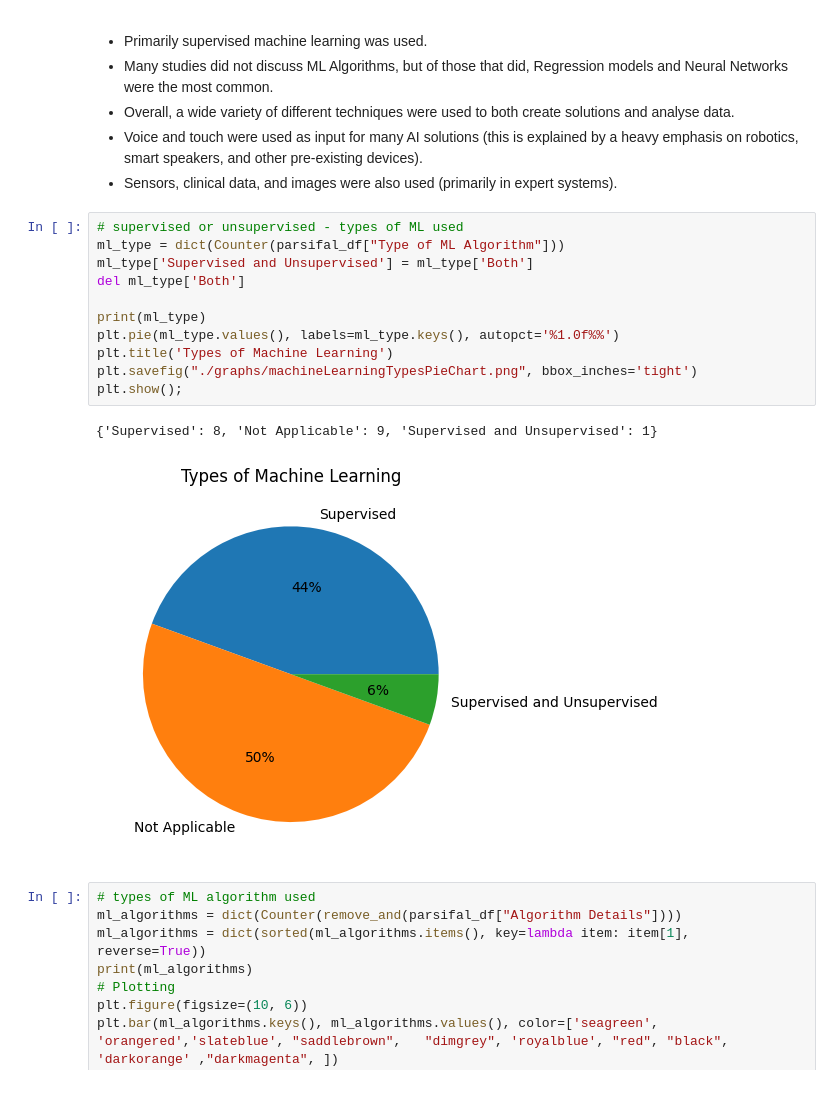
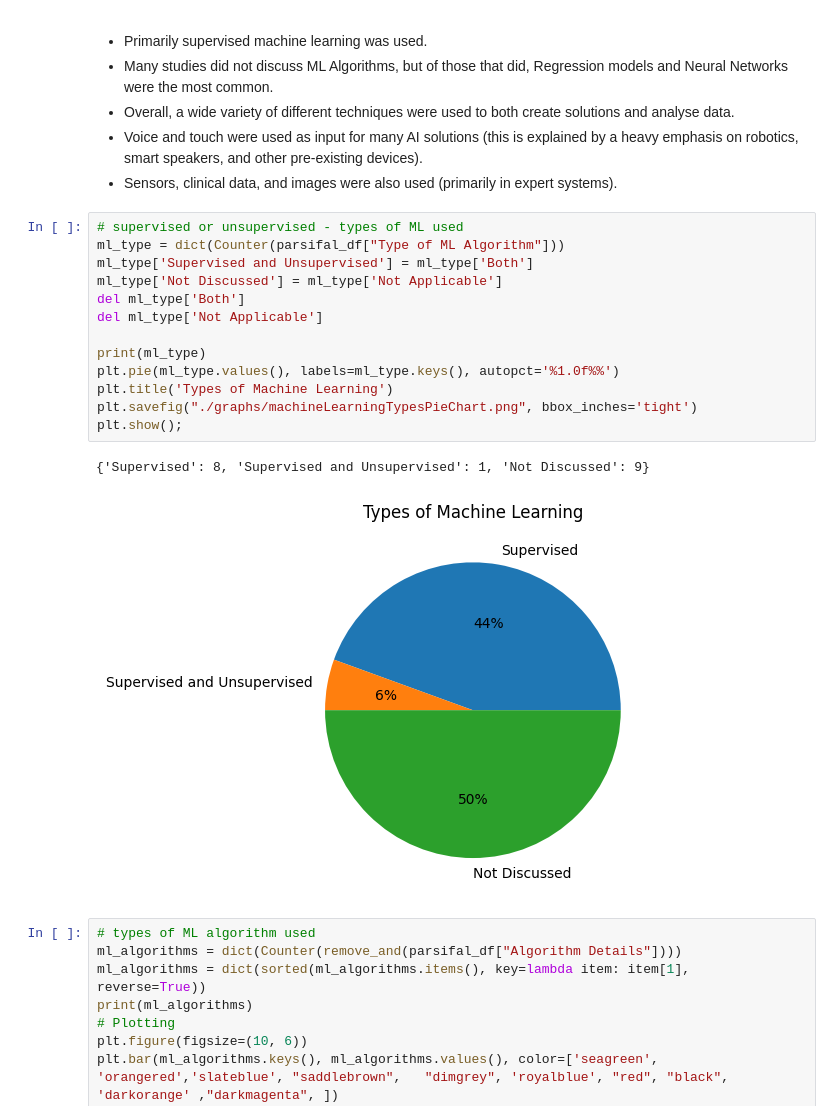
Before and after one commit to isabel-ronan/reviewNursingHomeAI, a Jupyter notebook: data_analysis.ipynb, the cells around one changed output. Saved outputs shown, nothing was run; the diff lists cells and outputs as text.

Commit message:
minor-changes-to-graphs

```diff
--- a/data_analysis.ipynb
+++ b/data_analysis.ipynb
@@ -391,17 +391,19 @@ plt.show();
 # %%
 # supervised or unsupervised - types of ML used
 ml_type = dict(Counter(parsifal_df["Type of ML Algorithm"]))
 ml_type['Supervised and Unsupervised'] = ml_type['Both']
+ml_type['Not Discussed'] = ml_type['Not Applicable']
 del ml_type['Both']
+del ml_type['Not Applicable']
 
 print(ml_type)
 plt.pie(ml_type.values(), labels=ml_type.keys(), autopct='%1.0f%%')
 plt.title('Types of Machine Learning')
 plt.savefig("./graphs/machineLearningTypesPieChart.png", bbox_inches='tight')
 plt.show();
 # %% [output]
-{'Supervised': 8, 'Not Applicable': 9, 'Supervised and Unsupervised': 1}
+{'Supervised': 8, 'Supervised and Unsupervised': 1, 'Not Discussed': 9}
-[figure, old version]
+[figure, new version]
 # %%
 # types of ML algorithm used
 ml_algorithms = dict(Counter(remove_and(parsifal_df["Algorithm Details"])))
```
Also changed, not shown: parts of 1 cell of this notebook, 3 other files.
